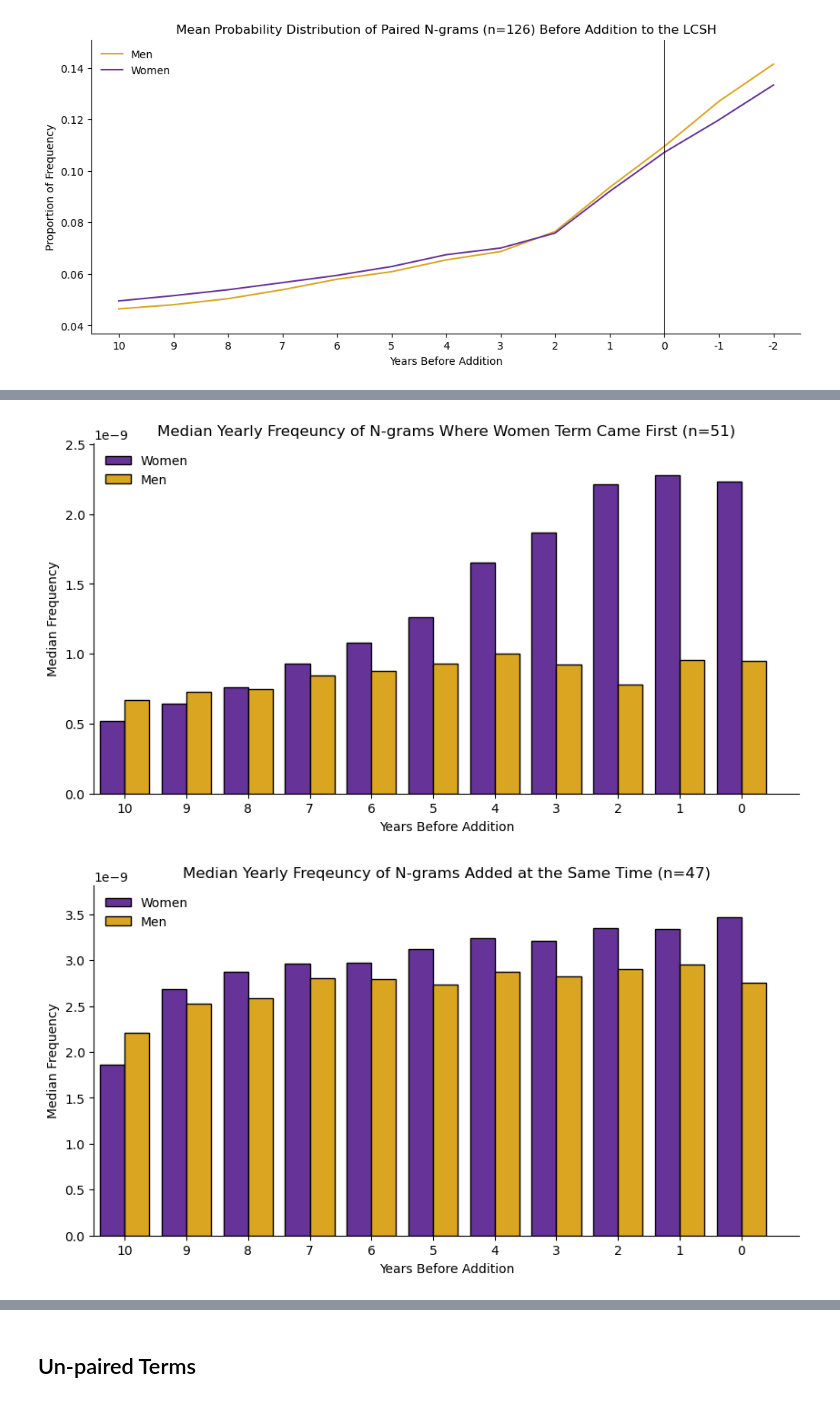
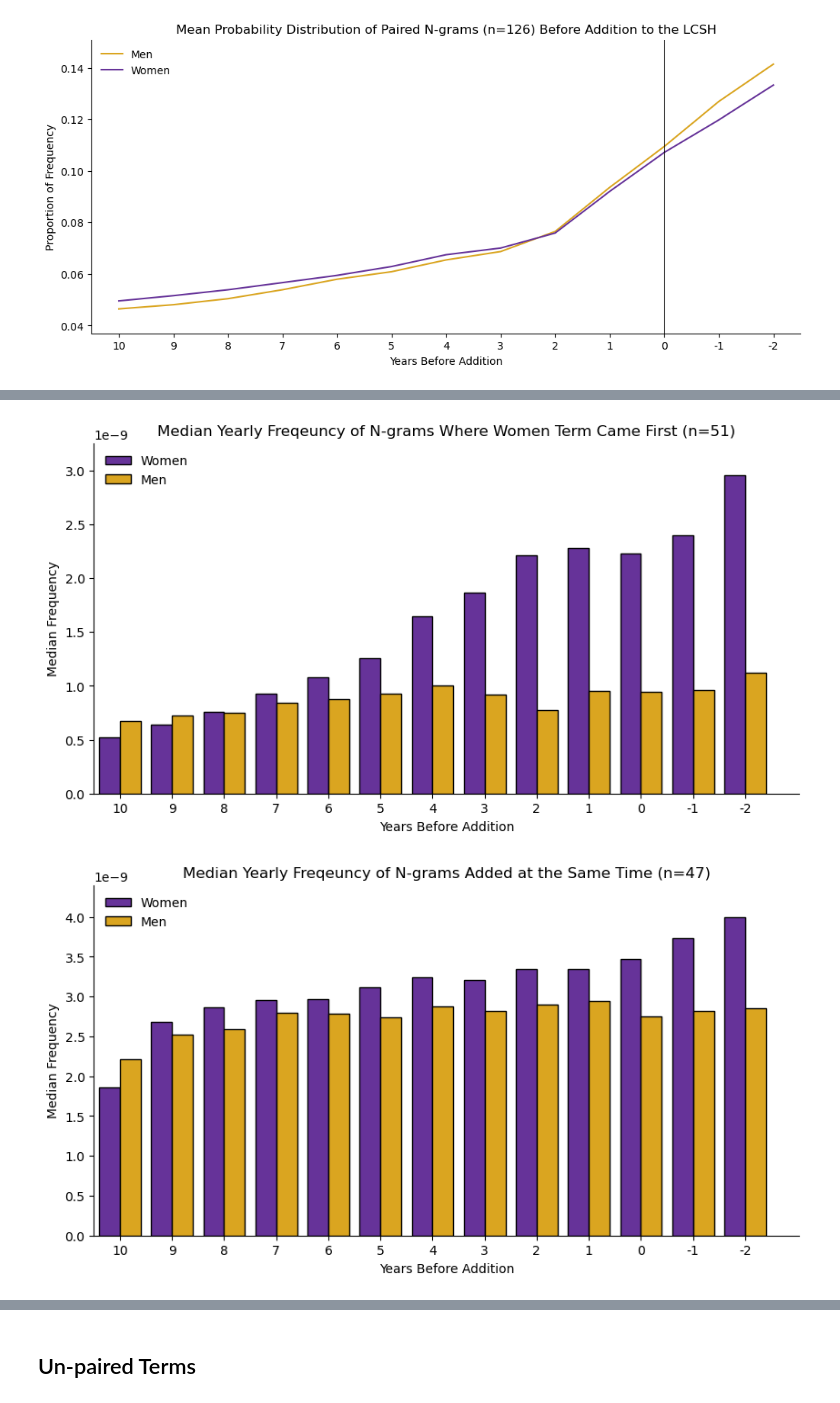
Before and after one commit to katie-warburton/Gender-in-the-LCSH, a Jupyter notebook: LCSHs & Gender.ipynb, the cells around one changed output, grey strips where cells are left out. Cells and saved outputs as stored; diff of their text form; code cells hidden in the pictures.

```diff
--- a/LCSHs & Gender.ipynb
+++ b/LCSHs & Gender.ipynb
@@ -939,13 +939,13 @@ mPairIdx = [i for i in range(len(mIndices)) if mIndices[i] in m]
 mPairedFreqs = mFreqs[mPairIdx]
 mPairedYrs = np.array(mYrs)[mPairIdx]
 
-mCulmPair = getRawFreqs(mPairedFreqs, mPairedYrs, 10, 0)
-wCulmPair = getRawFreqs(wPairedFreqs, wPairedYrs, 10, 0)
+mCulmPair = getRawFreqs(mPairedFreqs, mPairedYrs, 10, 2)
+wCulmPair = getRawFreqs(wPairedFreqs, wPairedYrs, 10, 2)
 wCulmAvgPair = np.median(wCulmPair, axis=0)
 mCulmAvgPair = np.median(mCulmPair, axis=0)
 
 width = 0.4
-x = [i for i in range(0, -(10+1), -1)]
+x = [i for i in range(2, -(10+1), -1)]
 x.reverse()
 x = np.array(x)
 _, ax = plt.subplots(figsize = (10, 5))
@@ -962,42 +962,42 @@ plt.ylabel('Median Frequency')
 plt.legend(loc='upper left', frameon=False)
 plt.show()
 # %% [output]
-[figure, old version]
+[figure, new version]
 # %%
 w = [w[0] for m, w in pairedTerms if w[0] in wIndices and m[0] in mIndices and getNew(w[1]) ==  getNew(m[1])]
 wPairIdx = [i for i in range(len(wIndices)) if wIndices[i] in w]
 wPairedFreqs = wFreqs[wPairIdx]
 wPairedYrs = np.array(wYrs)[wPairIdx]
 
 m = [m[0] for m, w in pairedTerms if w[0] in wIndices and m[0] in mIndices and getNew(w[1]) == getNew(m[1])]
 mPairIdx = [i for i in range(len(mIndices)) if mIndices[i] in m]
 mPairedFreqs = mFreqs[mPairIdx]
 mPairedYrs = np.array(mYrs)[mPairIdx]
 
-mCulmPair = getRawFreqs(mPairedFreqs, mPairedYrs, 10, 0)
-wCulmPair = getRawFreqs(wPairedFreqs, wPairedYrs, 10, 0)
+mCulmPair = getRawFreqs(mPairedFreqs, mPairedYrs, 10, 2)
+wCulmPair = getRawFreqs(wPairedFreqs, wPairedYrs, 10, 2)
 wCulmAvgPair = np.median(wCulmPair, axis=0)
 mCulmAvgPair = np.median(mCulmPair, axis=0)
 
 width = 0.4
-x = [i for i in range(0, -(10+1), -1)]
+x = [i for i in range(2, -(10+1), -1)]
 x.reverse()
 x = np.array(x)
 _, ax = plt.subplots(figsize = (10, 5))
 ax.spines[['top', 'right']].set_visible(False)
 ax.bar(x-width,wCulmAvgPair, width, color='rebeccapurple',label='Women',align='edge', edgecolor='black')
 ax.bar(x,mCulmAvgPair, width, color='goldenrod',label='Men',align='edge', edgecolor='black')
 
 plt.xticks([x[i] for i in range(0, len(x))], [-(x[i]) for i in range(0, len(x))])
 plt.xlim(-10-0.5)
 plt.margins(0, 0.1)
 plt.title(f'Median Yearly Freqeuncy of N-grams Added at the Same Time (n={len(w)})')
 plt.xlabel('Years Before Addition')
 plt.ylabel('Median Frequency')
 plt.legend(loc='upper left', frameon=False)
 plt.show()
 # %% [output]
-[figure, old version]
+[figure, new version]
 # %%
 w = [w[0] for m, w in pairedTerms if w[0] in wIndices and m[0] in mIndices and getNew(w[1]) > getNew(m[1])]
 wPairIdx = [i for i in range(len(wIndices)) if wIndices[i] in w]
```
Also changed, not shown: parts of 6 cells of this notebook, 4 other files.
